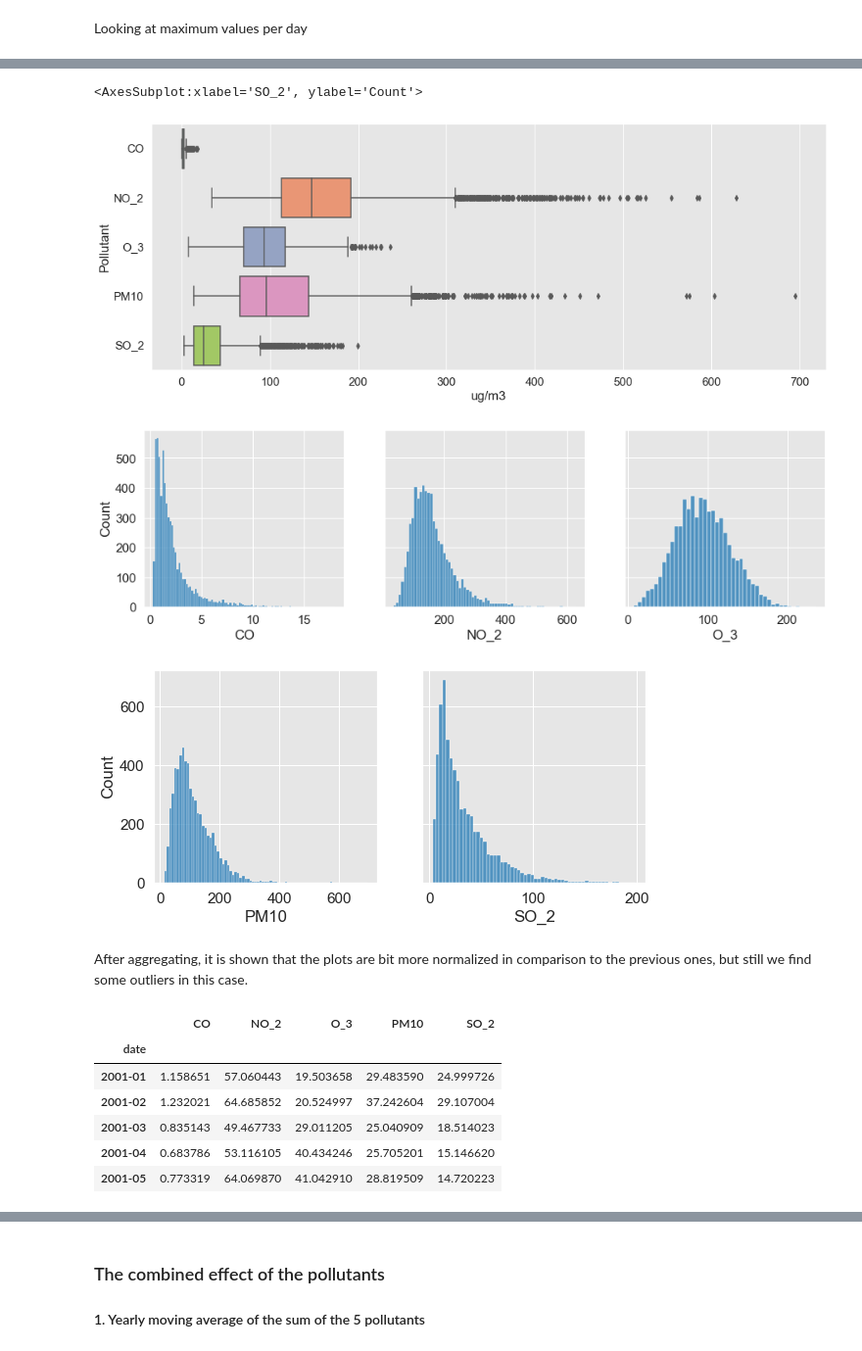
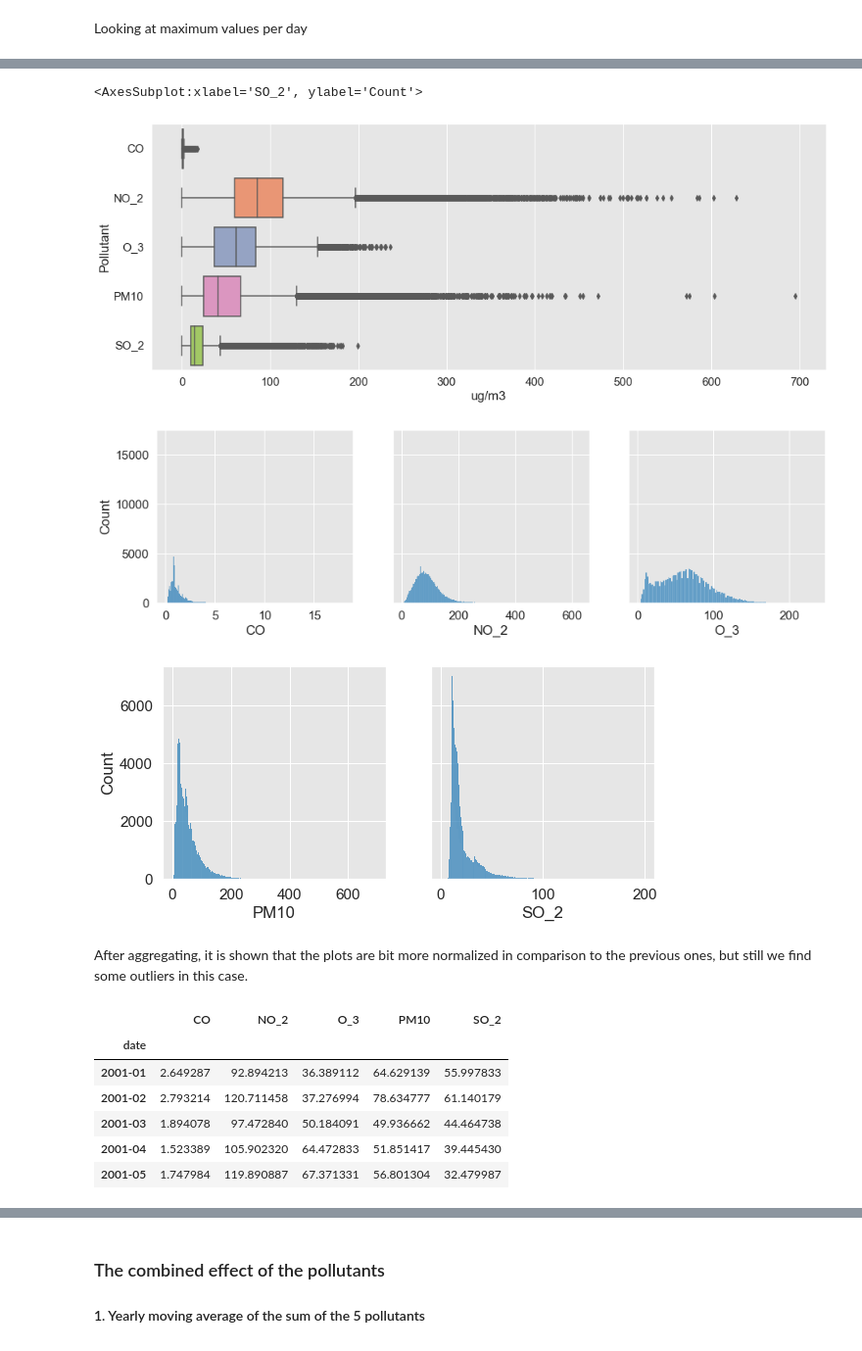
Before and after one commit to Jorge-Salmon/air_qualityMadrid, a Jupyter notebook: main.ipynb, the cells around one changed output, grey strips where cells are left out. Shown: that part at 98% size. Cells and saved outputs as stored; diff of their text form; code cells hidden in the pictures.

Commit message:
Add files via upload
time_date - dataFrame index

```diff
--- a/main.ipynb
+++ b/main.ipynb
@@ -21,6 +21,9 @@ df = pd.read_csv('data\csvs_per_year\madrid_2001.csv')
 for year in range(2002, 2018):
     df_temp = pd.read_csv(f'data\csvs_per_year\madrid_{year}.csv')
     df = pd.concat([df, df_temp], axis = 0)
+# %%
+#set date column as index
+df = pd.DataFrame(df, columns=list(df.columns)).set_index('date')
 # %%
 df.head()
 # %% [output]
@@ -43,10 +48,10 @@ df.tail()
 ### Sort by dates
 # %%
 # convert date column from object to datetime type
-df['date'] = pd.to_datetime(df.date)
+df.index = pd.to_datetime(df.index)
 
 # sort by date
-df.sort_values(by=['date'], inplace=True, ascending=True)
+df.sort_index(inplace=True)
 # %% [markdown]
 ### NaN values
 # %%
@@ -79,6 +83,6 @@ From here it can be seen that MXY, OXY, PXY and CH4 are more than 90% NaN values
 
 In this analysis I will look at NO2, O3, PM10 and SO2. In https://www.londonair.org.uk/LondonAir/nowcast.aspx only NO2, O3, PM10 and PM25 are reported.
 # %%
-df_2=df.drop(columns=['NO', 'BEN', 'EBE', 'MXY', 'NMHC', 'OXY', 'PXY', 'TCH', 'TOL', 'CH4', 'PM25','NOx', 'station'])
-df_2.head()
+df=df.drop(columns=['NO', 'BEN', 'EBE', 'MXY', 'NMHC', 'OXY', 'PXY', 'TCH', 'TOL', 'CH4', 'PM25','NOx', 'station'])
+df.head()
 # %% [output]
@@ -149,3 +154,8 @@ plt.tight_layout()
 From above, we find that there are too many high unexpected values. This is conditional to the inherent events within the city, where dense air pollution might have occured due to heavy traffic from huge number of vehicles.
 # %% [markdown]
 Looking at maximum values per day
+# %%
+df_max_day = df.copy()
+df_max_day.index = df.index.to_period('D')
+df_max_day = df_max_day.groupby(by=df.index).max()
+df_max_day.tail()
@@ -152,40 +180,41 @@ Looking at maximum values per day
 # %%
-df_max_day = df_2.groupby(by=df_2['date'].dt.date).max()
 
 plt.figure(figsize=(16, 6))
 sns.set_style("darkgrid", {"axes.facecolor": ".9"})
 sns.set_context("notebook", font_scale=1.4)
 plt.ylabel('Pollutant')
 plt.xlabel('ug/m3')
 ax = sns.boxplot(data=df_max_day, orient="h", palette="Set2")
 
 fig, axs = plt.subplots(ncols=3,figsize=(15, 4), sharey=True)
 sns.histplot(df_max_day, x="CO", ax=axs[0])
 sns.histplot(df_max_day, x="NO_2",ax=axs[1])
 sns.histplot(df_max_day, x="O_3",ax=axs[2])
 
 fig, axs = plt.subplots(ncols=2,figsize=(9, 4), sharey=True)
 sns.histplot(df_max_day, x="PM10", ax=axs[0])
 sns.histplot(df_max_day, x="SO_2",ax=axs[1])
 # %% [output]
 <AxesSubplot:xlabel='SO_2', ylabel='Count'>
-[figure, old version]
+[figure, new version]
-[figure, old version]
+[figure, new version]
-[figure, old version]
+[figure, new version]
 # %% [markdown]
 After aggregating, it is shown that the plots are bit more normalized in comparison to the previous ones, but still we find some outliers in this case.
 # %%
 # Monthly average - maximum value per day
-df_monthAvg = df_2.groupby(by=df_2['date'].dt.to_period("M")).mean()
+df_monthAvg = df_max_day.copy()
+df_monthAvg.index=df_monthAvg.index.to_period('M')
+df_monthAvg = df_monthAvg.groupby(by=df_monthAvg.index).mean()
 df_monthAvg.head()
 # %% [output]
 |  | CO | NO_2 | O_3 | PM10 | SO_2 |
 | date |  |  |  |  |  |
-| 2001-01 | 1.158651 | 57.060443 | 19.503658 | 29.483590 | 24.999726 |
-| 2001-02 | 1.232021 | 64.685852 | 20.524997 | 37.242604 | 29.107004 |
-| 2001-03 | 0.835143 | 49.467733 | 29.011205 | 25.040909 | 18.514023 |
-| 2001-04 | 0.683786 | 53.116105 | 40.434246 | 25.705201 | 15.146620 |
-| 2001-05 | 0.773319 | 64.069870 | 41.042910 | 28.819509 | 14.720223 |
+| 2001-01 | 2.649287 | 92.894213 | 36.389112 | 64.629139 | 55.997833 |
+| 2001-02 | 2.793214 | 120.711458 | 37.276994 | 78.634777 | 61.140179 |
+| 2001-03 | 1.894078 | 97.472840 | 50.184091 | 49.936662 | 44.464738 |
+| 2001-04 | 1.523389 | 105.902320 | 64.472833 | 51.851417 | 39.445430 |
+| 2001-05 | 1.747984 | 119.890887 | 67.371331 | 56.801304 | 32.479987 |
 # %%
 df_monthAvg.tail()
 # %% [output]
```
Also changed, not shown: parts of 25 cells of this notebook.
